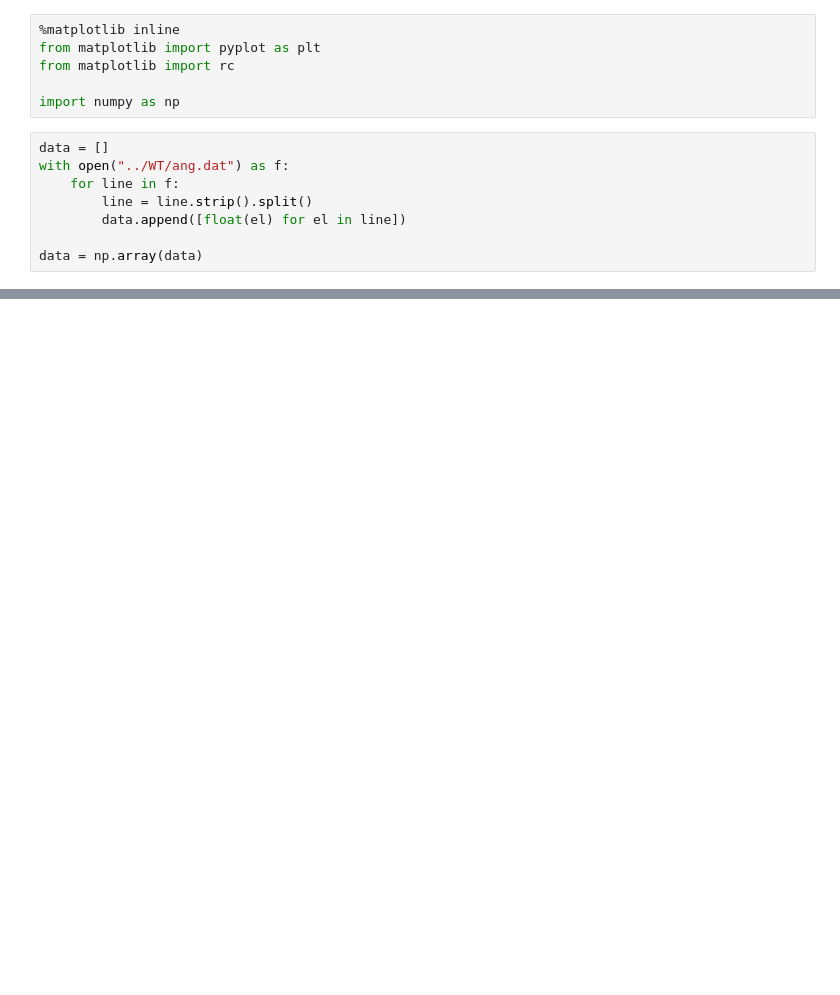
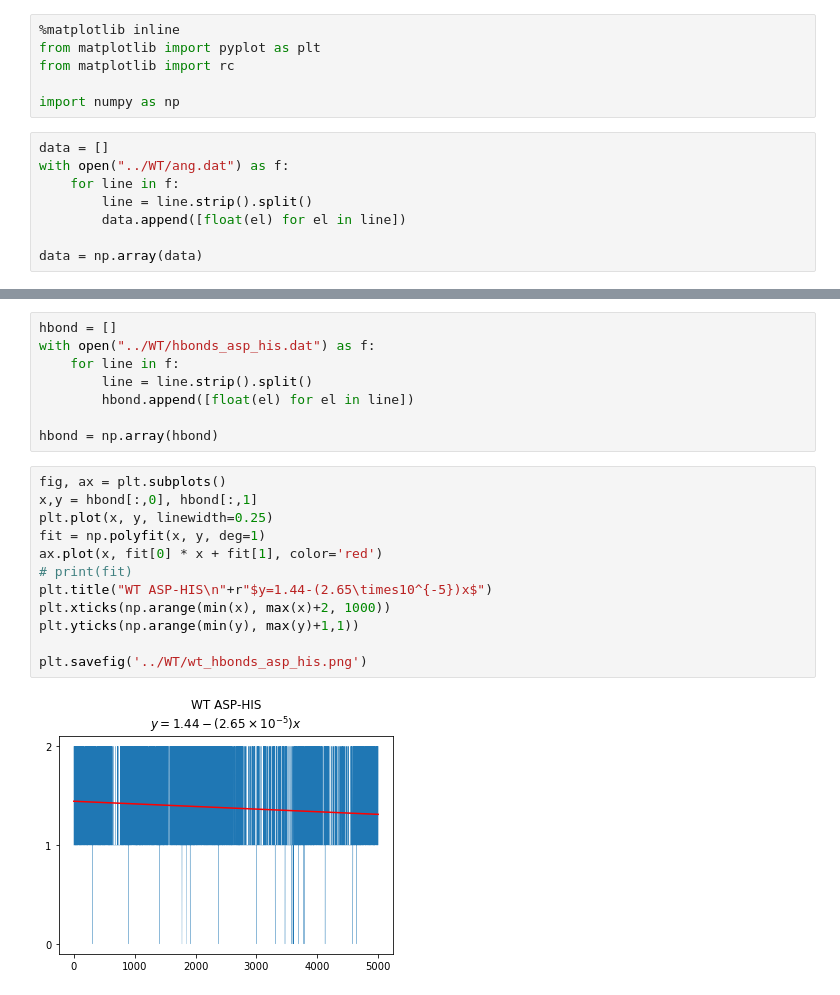
Before and after one commit to zdavidli/compbio, a Jupyter notebook: final/notebooks/WT.ipynb, the cells around one changed output, grey strips where cells are left out. Saved outputs shown, nothing was run; the diff lists cells and outputs as text; blank space fills up the shorter version.

```diff
--- a/final/notebooks/WT.ipynb
+++ b/final/notebooks/WT.ipynb
@@ -22,0 +26,22 @@ plt.ylabel(r'$\chi_2^\circ$')
+# %%
+hbond = []
+with open("../WT/hbonds_asp_his.dat") as f:
+    for line in f:
+        line = line.strip().split()
+        hbond.append([float(el) for el in line])
+
+hbond = np.array(hbond)
+# %%
+fig, ax = plt.subplots()
+x,y = hbond[:,0], hbond[:,1]
+plt.plot(x, y, linewidth=0.25)
+fit = np.polyfit(x, y, deg=1)
+ax.plot(x, fit[0] * x + fit[1], color='red')
+# print(fit)
+plt.title("WT ASP-HIS\n"+r"$y=1.44-(2.65\times10^{-5})x$")
+plt.xticks(np.arange(min(x), max(x)+2, 1000))
+plt.yticks(np.arange(min(y), max(y)+1,1))
+
+plt.savefig('../WT/wt_hbonds_asp_his.png')
+# %% [output]
+[figure, added]
```
Also changed, not shown: parts of 3 cells of this notebook, 3 other files.
